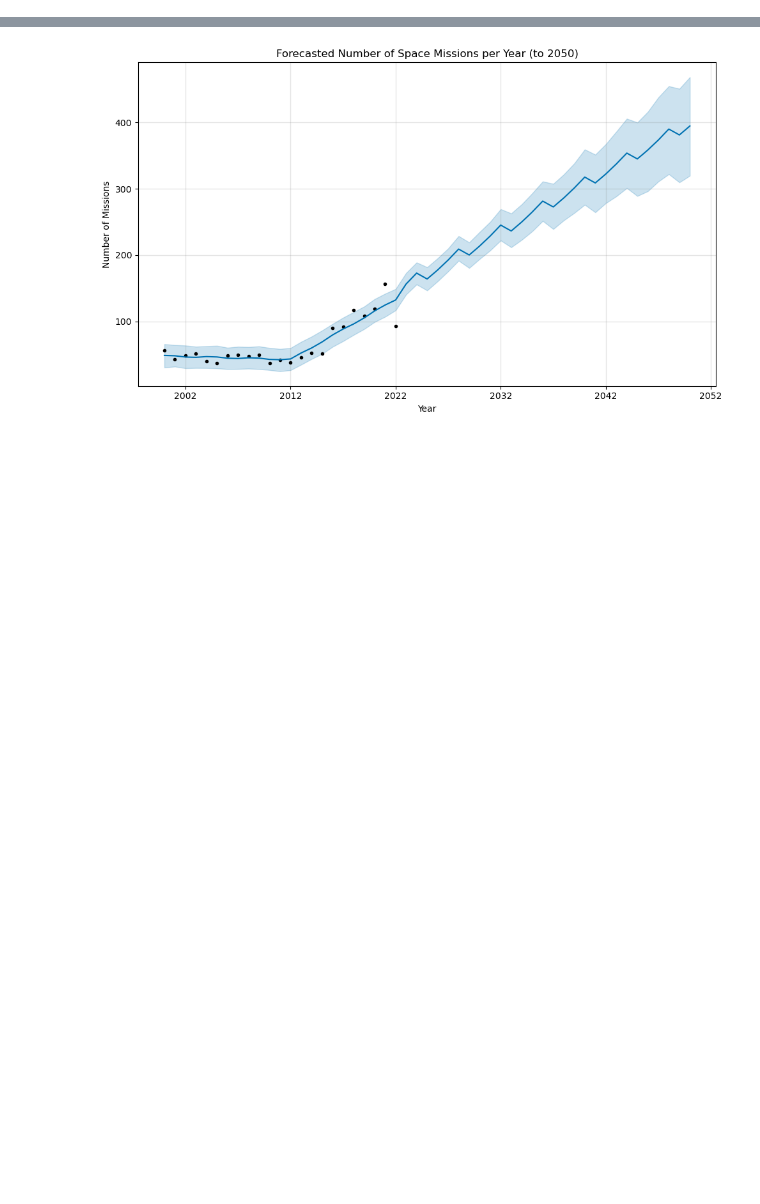
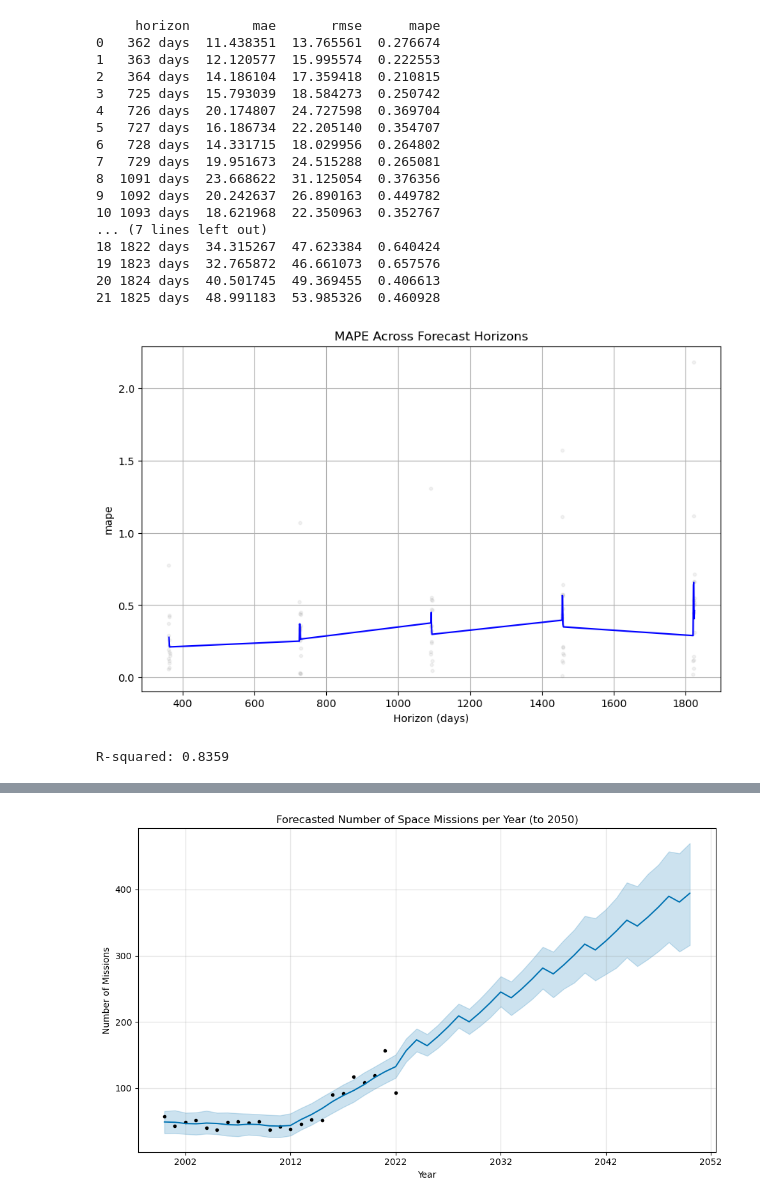
Before and after one commit to tinpham1/Project-4, a Jupyter notebook: Prophet_Space_Forecast/prophet_space_forecast.ipynb, the cells around one changed output, grey strips where cells are left out. Cells and saved outputs as stored; diff of their text form; code cells hidden in the pictures; blank space fills up the shorter version.

Commit message:
Added accuracy testing

```diff
--- a/Prophet_Space_Forecast/prophet_space_forecast.ipynb
+++ b/Prophet_Space_Forecast/prophet_space_forecast.ipynb
@@ -41 +43,20 @@ model.fit(prophet_df)
 <prophet.forecaster.Prophet at 0x...>
+# %%
+# Cross-validation setup: simulate forecasting 5 years into the future,
+# using initial 10 years of data and moving forward in 2-year steps
+df_cv = cross_validation(
+    model,
+    initial='730 days',     # roughly first 2 years
+    period='365 days',      # move forward 1 year each iteration
+    horizon='1825 days'     # forecast 5 years out
+)
+
+# Calculate accuracy metrics
+df_metrics = performance_metrics(df_cv)
+print(df_metrics[['horizon', 'mae', 'rmse', 'mape']])
+
+# Optional: visualize error over forecast horizon
+plot_cross_validation_metric(df_cv, metric='mape')
+plt.title("MAPE Across Forecast Horizons")
+plt.show()
+# %% [output]
@@ -42,4 +80,31 @@ model.fit(prophet_df)
+     horizon        mae       rmse      mape
+0   362 days  11.438351  13.765561  0.276674
+1   363 days  12.120577  15.995574  0.222553
+2   364 days  14.186104  17.359418  0.210815
+3   725 days  15.793039  18.584273  0.250742
+4   726 days  20.174807  24.727598  0.369704
+5   727 days  16.186734  22.205140  0.354707
+6   728 days  14.331715  18.029956  0.264802
+7   729 days  19.951673  24.515288  0.265081
+8  1091 days  23.668622  31.125054  0.376356
+9  1092 days  20.242637  26.890163  0.449782
+10 1093 days  18.621968  22.350963  0.352767
+... (7 lines left out)
+18 1822 days  34.315267  47.623384  0.640424
+19 1823 days  32.765872  46.661073  0.657576
+20 1824 days  40.501745  49.369455  0.406613
+21 1825 days  48.991183  53.985326  0.460928
+[figure, added]
 # %%
 # Forecast through 2050
 future = model.make_future_dataframe(periods=2050 - prophet_df['ds'].dt.year.max(), freq='YE')
 forecast = model.predict(future)
+# %%
+from sklearn.metrics import r2_score
+
+# Compare only on historical data where actual values exist
+df_merged = pd.merge(prophet_df, forecast, on='ds')  # Match actual and predicted
+r2 = r2_score(df_merged['y'], df_merged['yhat'])
+print(f"R-squared: {r2:.4f}")
+# %% [output]
+R-squared: 0.8359
```
Also changed, not shown: parts of 6 cells of this notebook, 1 other file.
